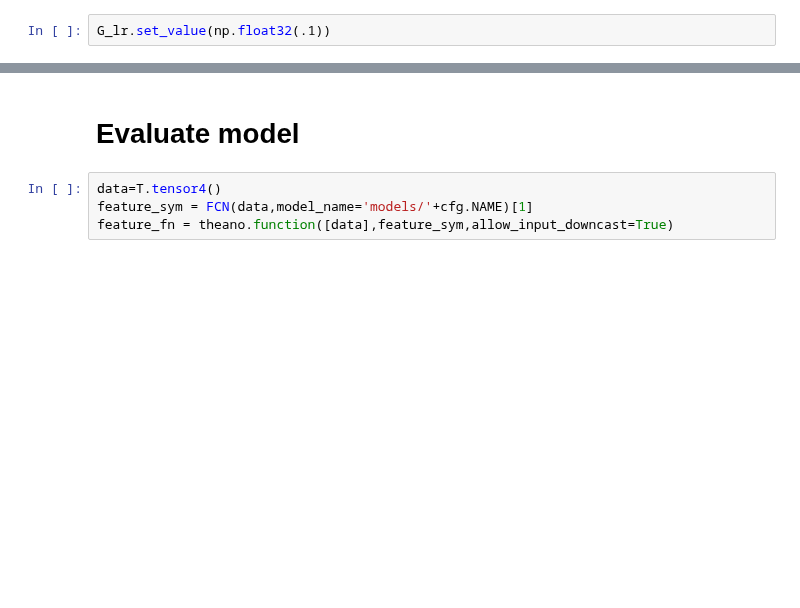
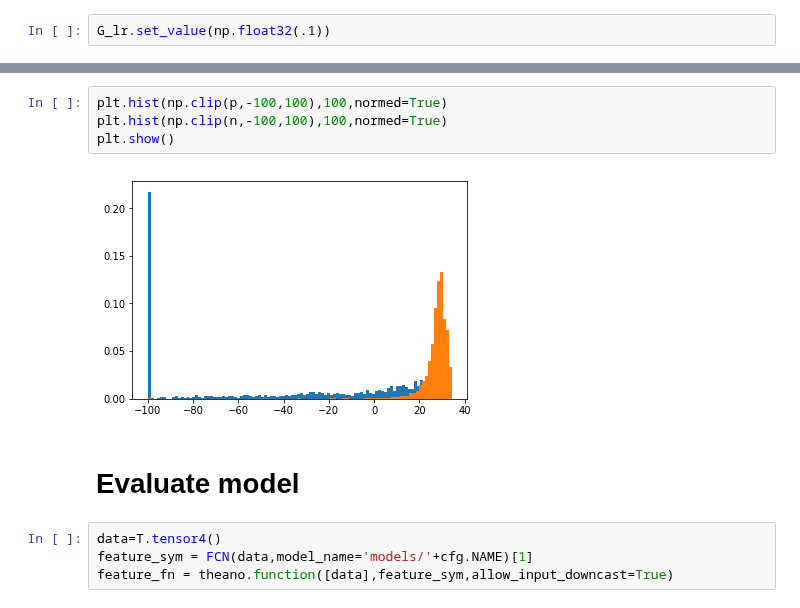
Before and after one commit to nvvaulin/gmm_segmentation, a Jupyter notebook: GMM_SEG.ipynb, the cells around one changed output, grey strips where cells are left out. Drawn from its saved outputs; the diff is of its cells as text; blank space fills up the shorter version.

```diff
--- a/GMM_SEG.ipynb
+++ b/GMM_SEG.ipynb
@@ -189,3 +232,9 @@ KeyboardInterrupt:
+# %%
+plt.hist(np.clip(p,-100,100),100,normed=True)
+plt.hist(np.clip(n,-100,100),100,normed=True)
+plt.show()
+# %% [output]
+[figure, added]
 # %% [markdown]
 # Evaluate model
 # %%
```
Also changed, not shown: parts of 27 cells of this notebook, 10 other files.
